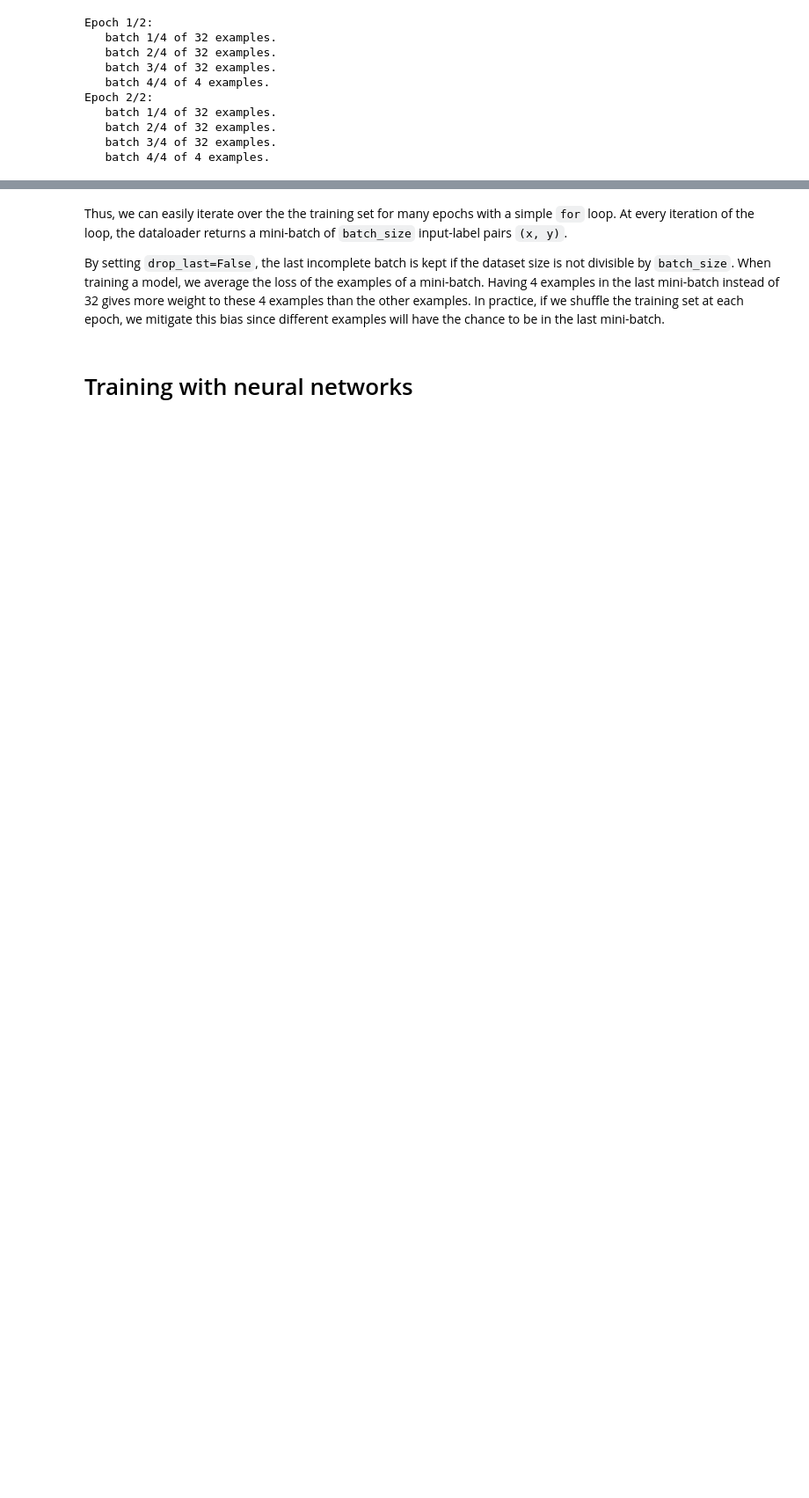
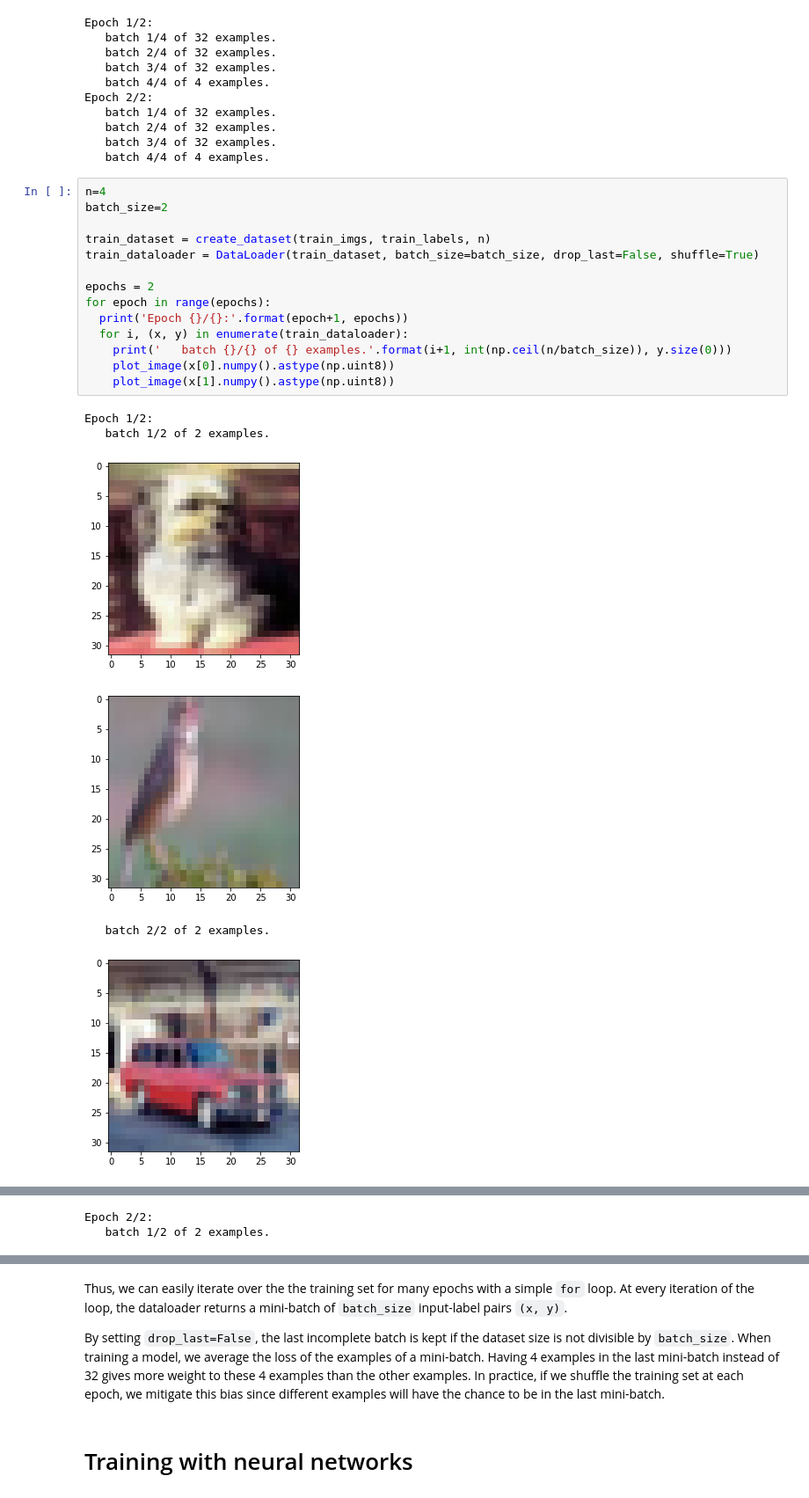
Before and after one commit to delemarchand2020/IVADO_MILA_DL, a Jupyter notebook: week1_tutorial_denis_lemarchand.ipynb, the cells around one changed output, grey strips where cells are left out. Shown at 88% size. Cells and saved outputs as stored; diff of their text form; blank space fills up the shorter version.

```diff
--- a/week1_tutorial_denis_lemarchand.ipynb
+++ b/week1_tutorial_denis_lemarchand.ipynb
@@ -415,3 +416,24 @@ Epoch 2/2:
    batch 2/4 of 32 examples.
    batch 3/4 of 32 examples.
    batch 4/4 of 4 examples.
+# %%
+n=4
+batch_size=2
+
+train_dataset = create_dataset(train_imgs, train_labels, n)
+train_dataloader = DataLoader(train_dataset, batch_size=batch_size, drop_last=False, shuffle=True)
+
+epochs = 2
+for epoch in range(epochs):
+  print('Epoch {}/{}:'.format(epoch+1, epochs))
+  for i, (x, y) in enumerate(train_dataloader):
+    print('   batch {}/{} of {} examples.'.format(i+1, int(np.ceil(n/batch_size)), y.size(0)))
+    plot_image(x[0].numpy().astype(np.uint8))
+    plot_image(x[1].numpy().astype(np.uint8))
+# %% [output]
+Epoch 1/2:
+   batch 1/2 of 2 examples.
+[figure, added]
+[figure, added]
+   batch 2/2 of 2 examples.
+[figure, added]
@@ -417,0 +441,2 @@ Epoch 2/2:
+Epoch 2/2:
+   batch 1/2 of 2 examples.
```
Also changed, not shown: parts of 4 cells of this notebook.
